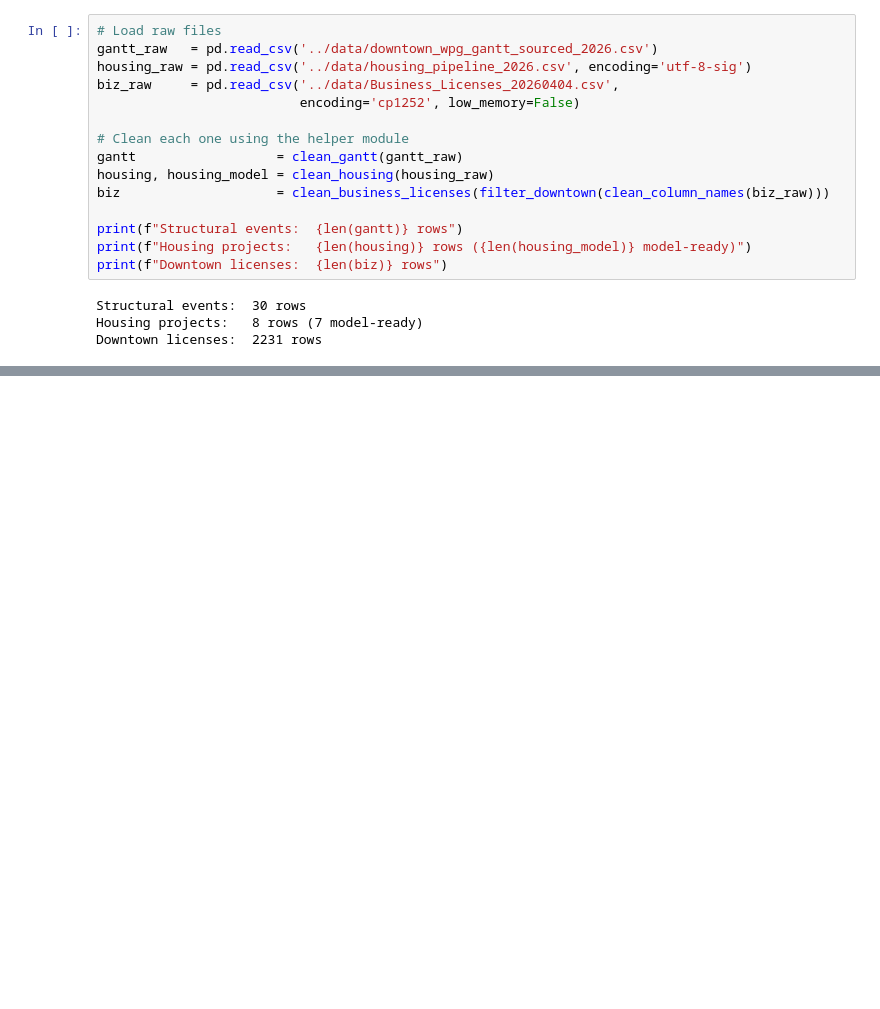
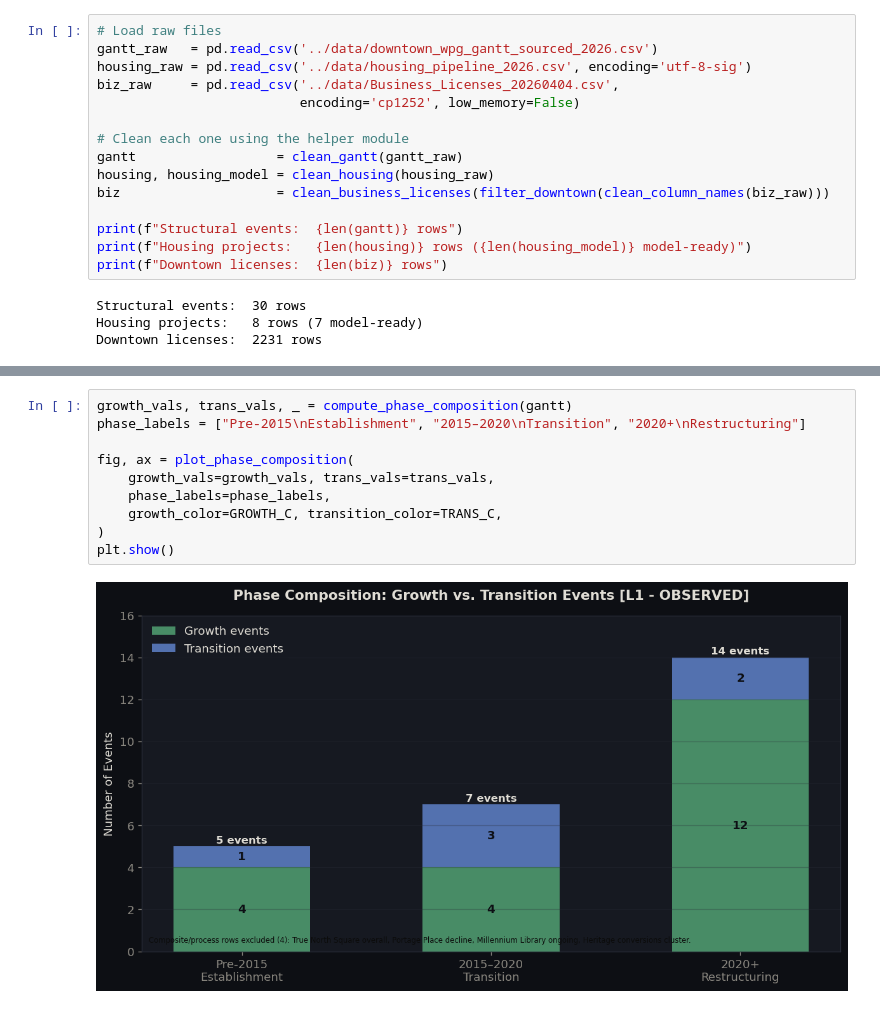
Before and after one commit to rynetroy/comp-2040-project-3, a Jupyter notebook: notebooks/stakeholder_report.ipynb, the cells around one changed output, grey strips where cells are left out. Cells and saved outputs as stored; diff of their text form; blank space fills up the shorter version.

```diff
--- a/notebooks/stakeholder_report.ipynb
+++ b/notebooks/stakeholder_report.ipynb
@@ -114,0 +123,12 @@ Downtown licenses:  2231 rows
+# %%
+growth_vals, trans_vals, _ = compute_phase_composition(gantt)
+phase_labels = ["Pre-2015\nEstablishment", "2015–2020\nTransition", "2020+\nRestructuring"]
+
+fig, ax = plot_phase_composition(
+    growth_vals=growth_vals, trans_vals=trans_vals,
+    phase_labels=phase_labels,
+    growth_color=GROWTH_C, transition_color=TRANS_C,
+)
+plt.show()
+# %% [output]
+[figure, added]
```
Also changed, not shown: parts of 18 cells of this notebook.
